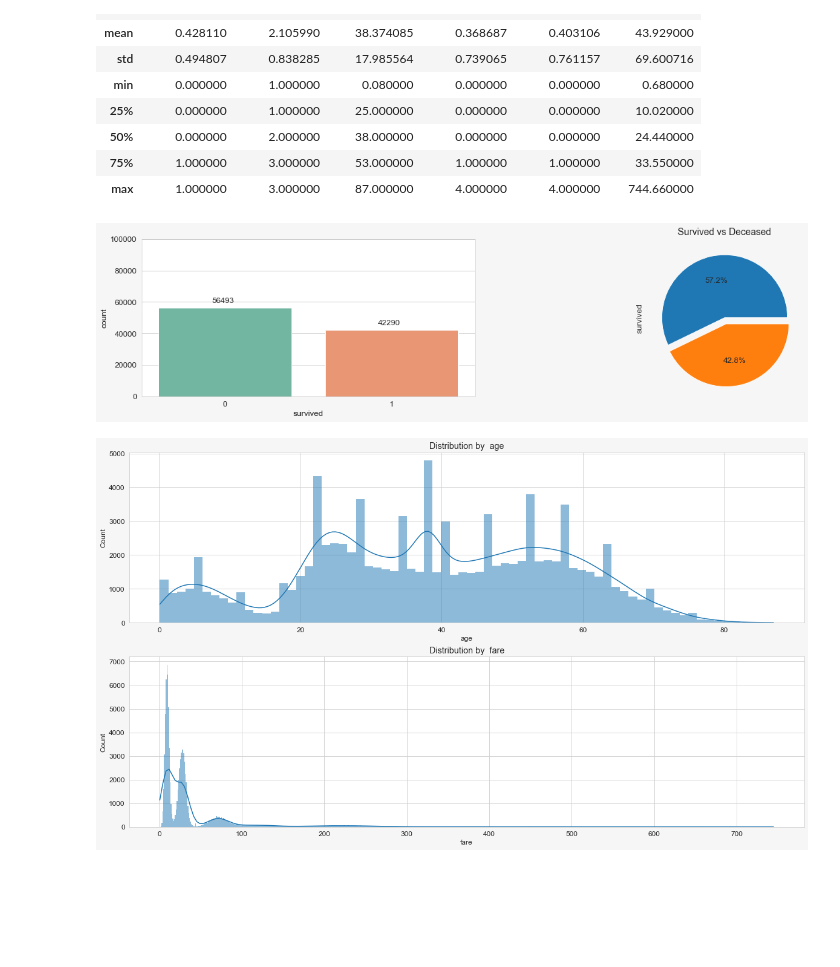
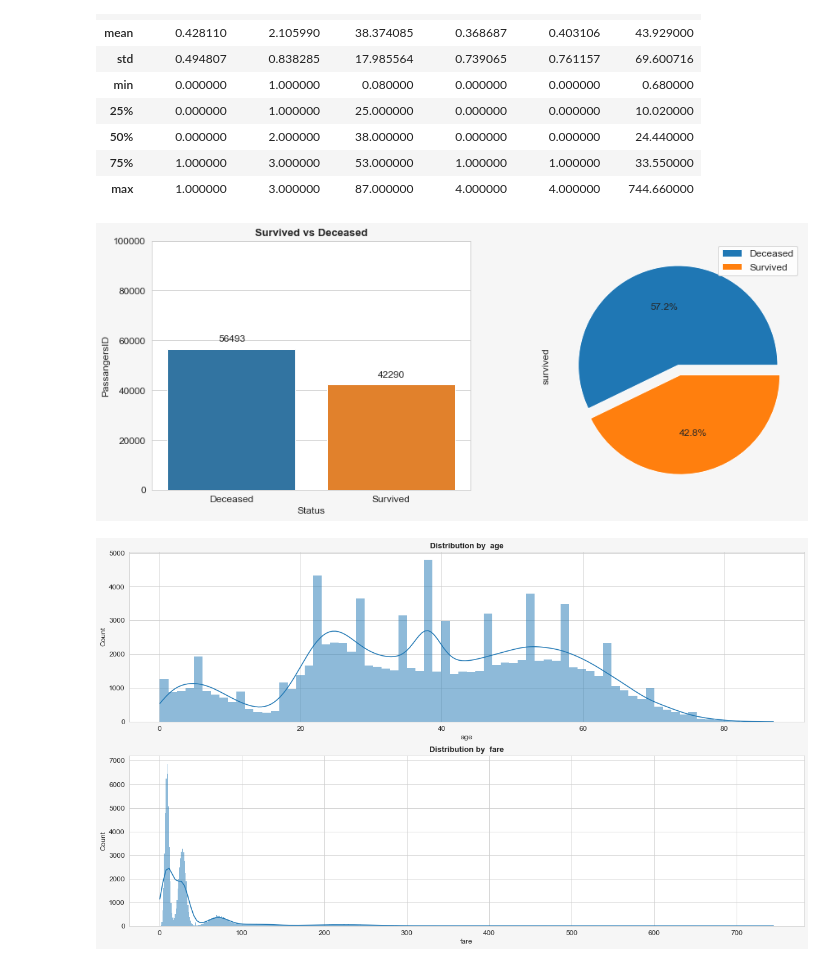
Before and after one commit to kastrubait/ml-intro-2022Q1, a Jupyter notebook: task-2_data_exploration.ipynb, the cells around one changed output. Saved outputs shown, nothing was run; the diff lists cells and outputs as text; code cells hidden in the pictures; blank space fills up the shorter version.

```diff
--- a/task-2_data_exploration.ipynb
+++ b/task-2_data_exploration.ipynb
@@ -257,31 +252,27 @@ train_df.describe()
 | 75% | 1.000000 | 3.000000 | 53.000000 | 1.000000 | 1.000000 | 33.550000 |
 | max | 1.000000 | 3.000000 | 87.000000 | 4.000000 | 4.000000 | 744.660000 |
 # %%
-#
-fig, ax = plt.subplots(1, 2, figsize=(20, 10))
+# Total Survival
 
-plt.title('Survived vs Deceased', fontsize= 14)
+plt.figure(figsize=(15, 13))
+plt.subplot(1, 2, 1)
+plt.subplots_adjust(top=0.45, wspace=0.25)
+ax = sns.countplot(x='survived', data=train_df)
+for p in ax.patches:
+    ax.annotate((p.get_height()), (p.get_x() + 0.32, p.get_height() + 3000))
+plt.title('Survived vs Deceased', fontsize=13, weight='bold')
 plt.xticks([0,1], ['Deceased', 'Survived'])
 
-ax[0].set_xlabel("Status", fontsize= 12)
-ax[0].set_ylabel("PassangersID", fontsize= 12)
-ax[0].set_ylim(0, 100000)
-#ax[0].set_xticks([0,1], ['Deceased', 'Survived'])
+plt.xlabel("Status", fontsize= 12)
+plt.ylabel("PassangersID", fontsize= 12)
+plt.ylim(0, 100000)
 
-plt.subplots_adjust(top=0.45, wspace=0.25)
-
-sns.countplot(x='survived', data=train_df, palette="Set2", ax=ax[0])
-
-for p in ax[0].patches:
-    ax[0].annotate((p.get_height()), (p.get_x()+0.32, p.get_height()+3000))
-
-train_df['survived'].value_counts().plot.pie(explode=[0,0.1], labels = ['',''], autopct='%1.1f%%', ax=ax[1])
-
-#ax.set_legend(labels=['Deceased', 'Survived'])
+plt.subplot(1, 2, 2)
+plt.subplots_adjust(top=0.45, wspace=0.15)
+train_df['survived'].value_counts().plot.pie(explode=[0,0.1], labels = ['',''], autopct='%1.1f%%')
+plt.legend(labels=['Deceased', 'Survived'])
 
 plt.show()
-
-# Научиться располагать графики рядом...
 # %% [output]
-[figure, old version]
+[figure, new version]
 # %%
```
Also changed, not shown: parts of 14 cells of this notebook.
